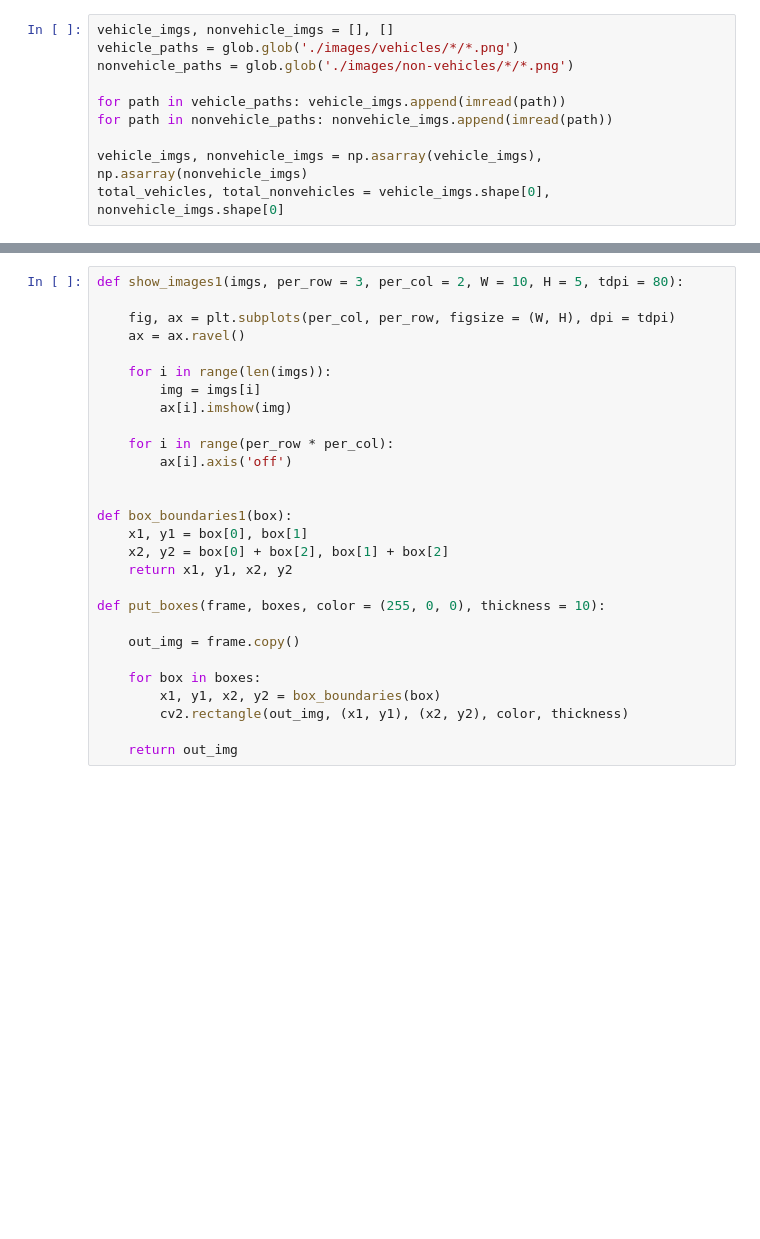
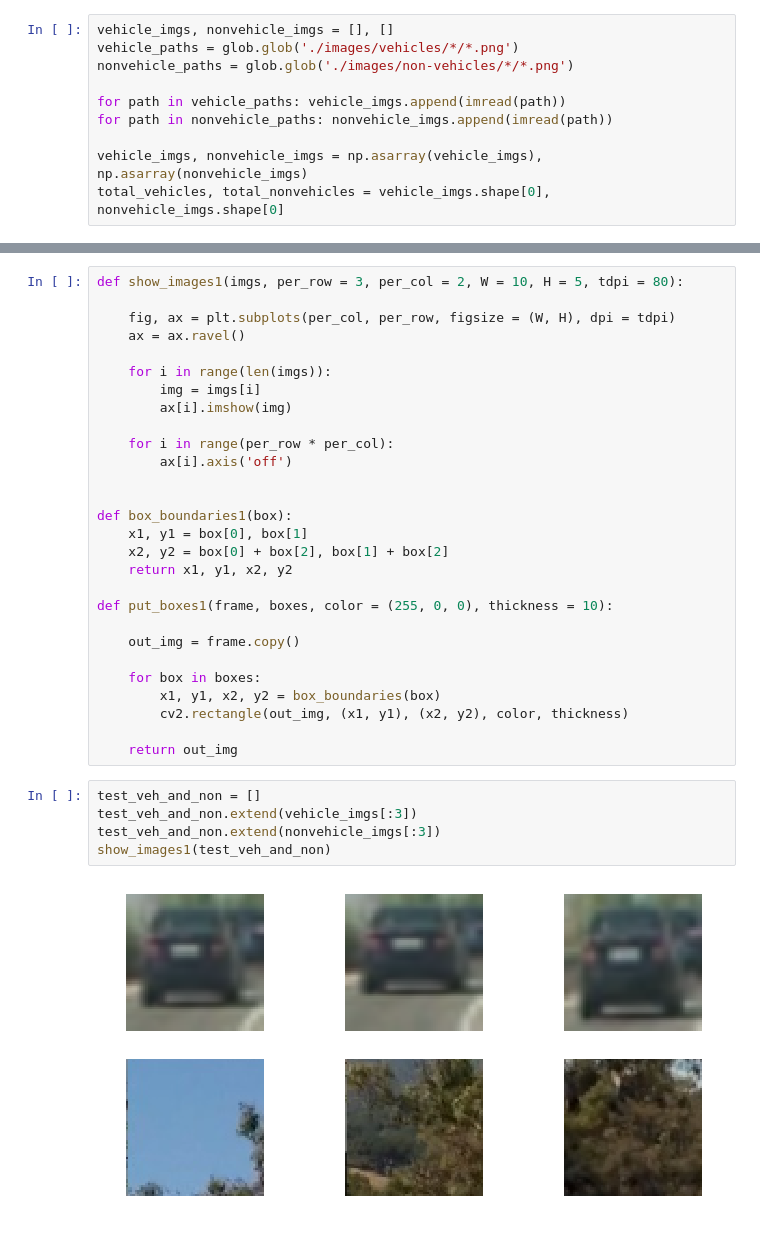
Before and after one commit to sethbunke/CarND-Vehicle-Detection, a Jupyter notebook: Submission.ipynb, the cells around one changed output, grey strips where cells are left out. Drawn from its saved outputs; the diff is of its cells as text; blank space fills up the shorter version.

```diff
--- a/Submission.ipynb
+++ b/Submission.ipynb
@@ -288,7 +288,7 @@ def box_boundaries1(box):
     x2, y2 = box[0] + box[2], box[1] + box[2]
     return x1, y1, x2, y2
 
-def put_boxes(frame, boxes, color = (255, 0, 0), thickness = 10):
+def put_boxes1(frame, boxes, color = (255, 0, 0), thickness = 10):
 
     out_img = frame.copy()
 
@@ -297,3 +297,10 @@ def put_boxes(frame, boxes, color = (255, 0, 0), thickness = 10):
         cv2.rectangle(out_img, (x1, y1), (x2, y2), color, thickness)
 
     return out_img
+# %%
+test_veh_and_non = []
+test_veh_and_non.extend(vehicle_imgs[:3])
+test_veh_and_non.extend(nonvehicle_imgs[:3])
+show_images1(test_veh_and_non)
+# %% [output]
+[figure, added]
```
Also changed, not shown: parts of 17 cells of this notebook, 5 other files.
